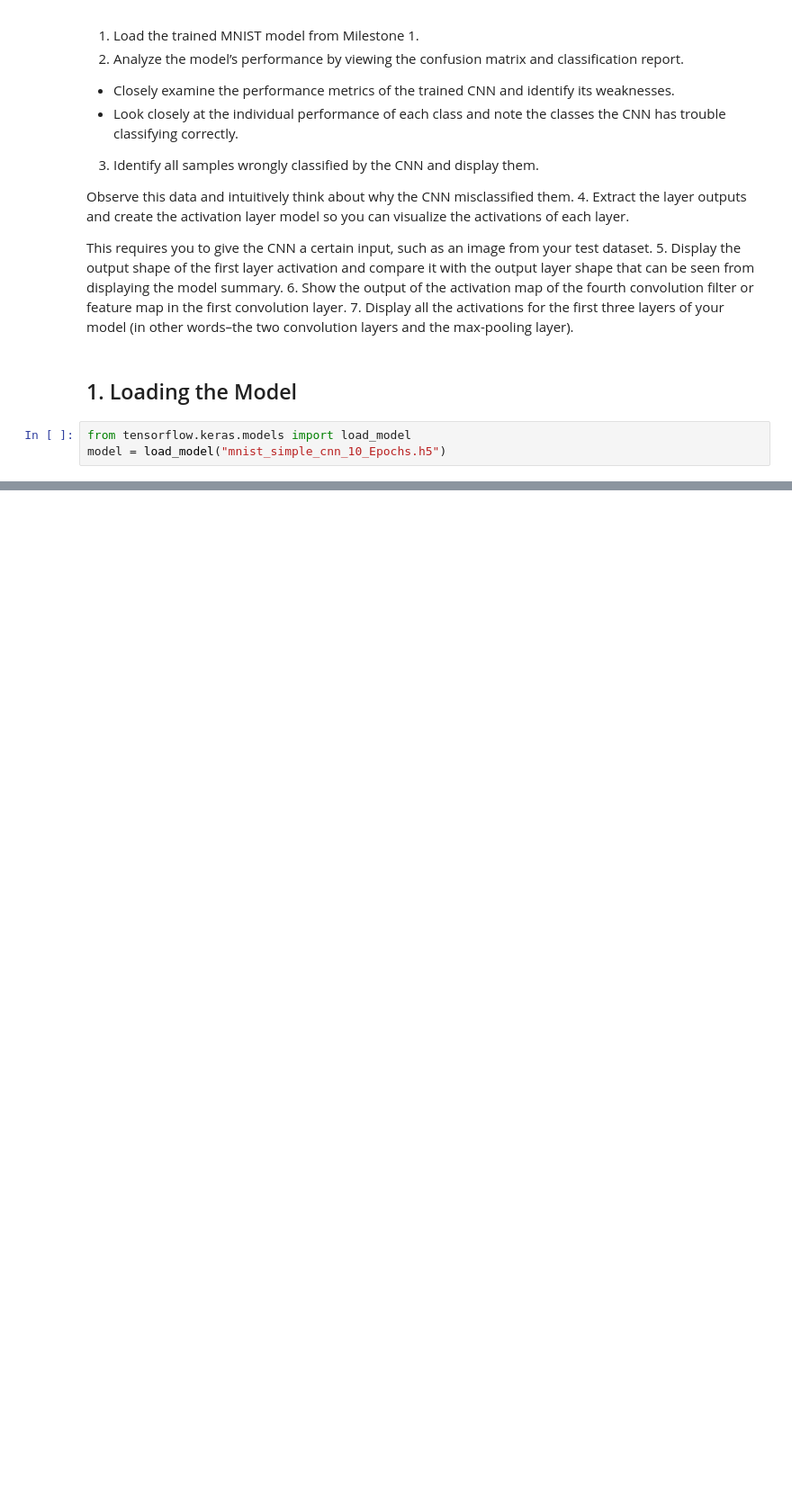
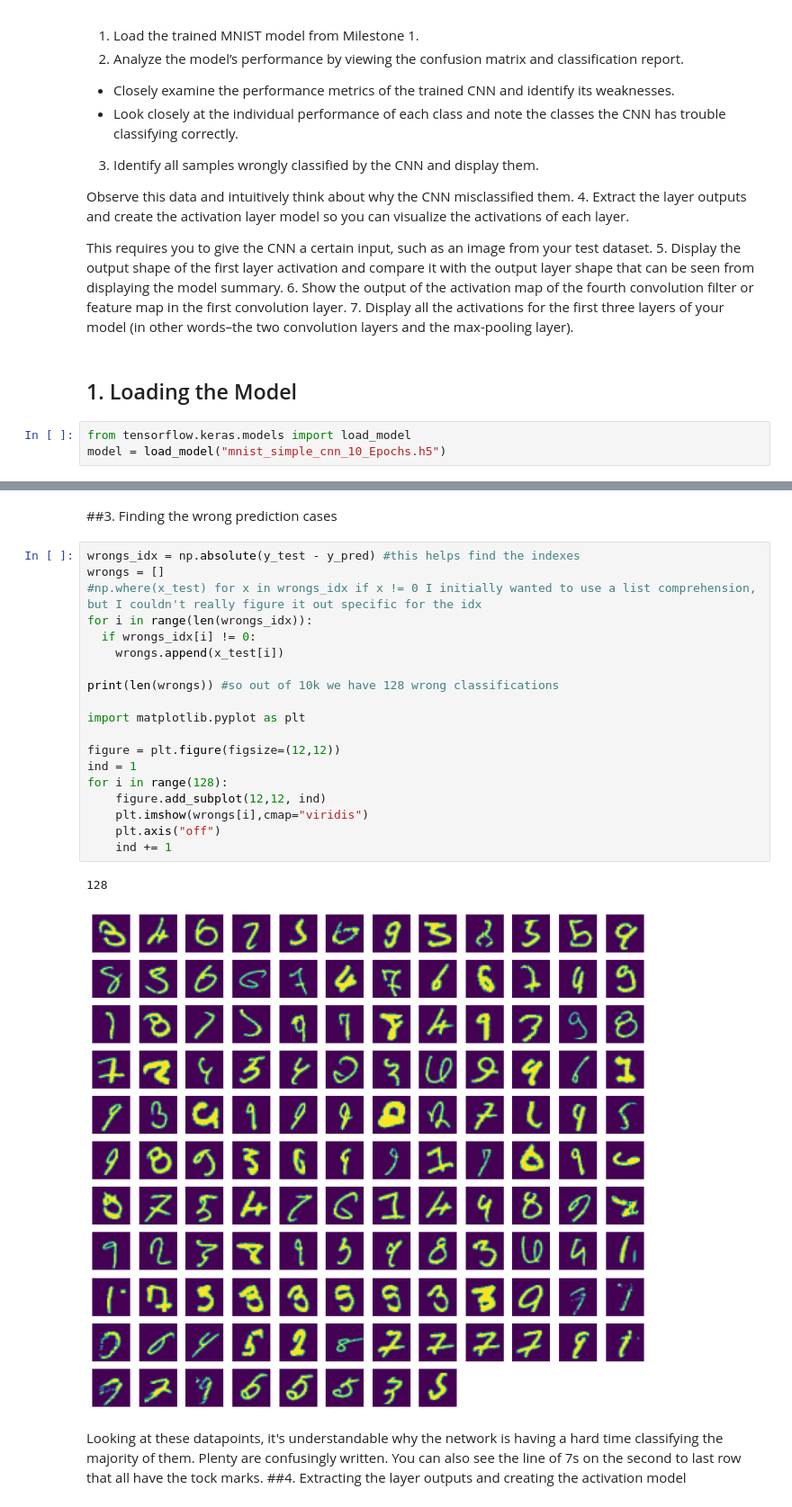
Before and after one commit to NikFloden/Art-Style-Transfer-Using-Neural-Networks, a Jupyter notebook: Milestone_2_Understanding_What_Convolutional_Neural_Networks_Learn.ipynb, the cells around one changed output, grey strips where cells are left out. Shown: that part at 90% size. Saved outputs shown, nothing was run; the diff lists cells and outputs as text; blank space fills up the shorter version.

```diff
--- a/Milestone_2_Understanding_What_Convolutional_Neural_Networks_Learn.ipynb
+++ b/Milestone_2_Understanding_What_Convolutional_Neural_Networks_Learn.ipynb
@@ -39,0 +92,27 @@ model = load_model("mnist_simple_cnn_10_Epochs.h5")
+# %% [markdown]
+##3. Finding the wrong prediction cases
+# %%
+wrongs_idx = np.absolute(y_test - y_pred) #this helps find the indexes
+wrongs = []
+#np.where(x_test) for x in wrongs_idx if x != 0 I initially wanted to use a list comprehension, but I couldn't really figure it out specific for the idx
+for i in range(len(wrongs_idx)):
+  if wrongs_idx[i] != 0:
+    wrongs.append(x_test[i])
+
+print(len(wrongs)) #so out of 10k we have 128 wrong classifications
+
+import matplotlib.pyplot as plt
+
+figure = plt.figure(figsize=(12,12))
+ind = 1
+for i in range(128):
+    figure.add_subplot(12,12, ind)
+    plt.imshow(wrongs[i],cmap="viridis")
+    plt.axis("off")
+    ind += 1
+# %% [output]
+128
+[figure, added]
+# %% [markdown]
+Looking at these datapoints, it's understandable why the network is having a hard time classifying the majority of them. Plenty are confusingly written. You can also see the line of 7s on the second to last row that all have the tock marks.
+##4. Extracting the layer outputs and creating the activation model
```
Also changed, not shown: parts of 18 cells of this notebook.
